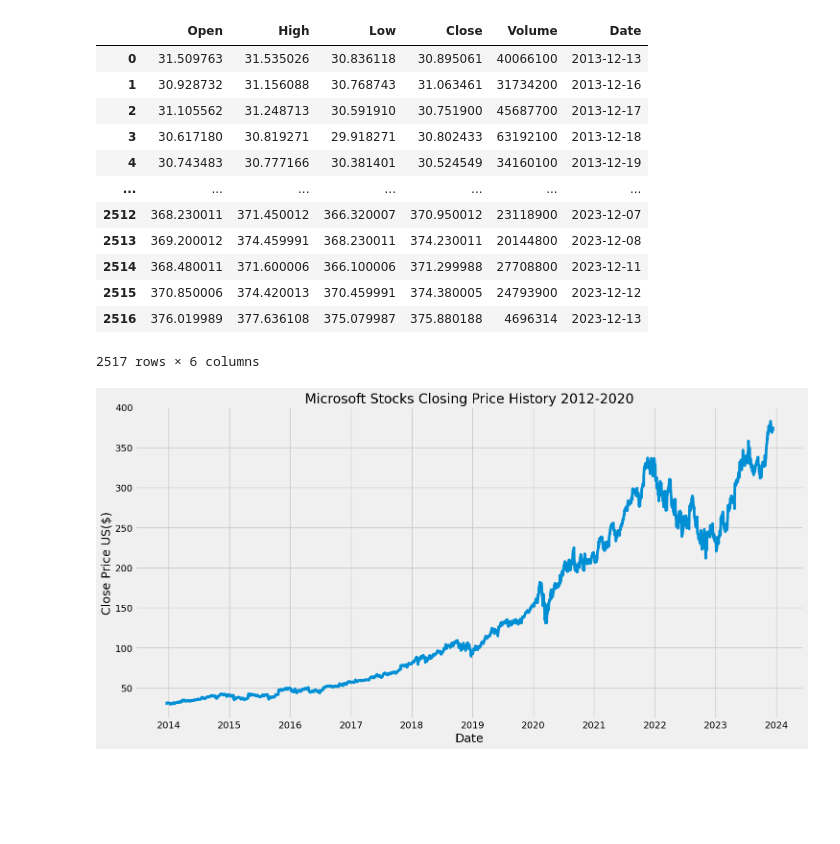
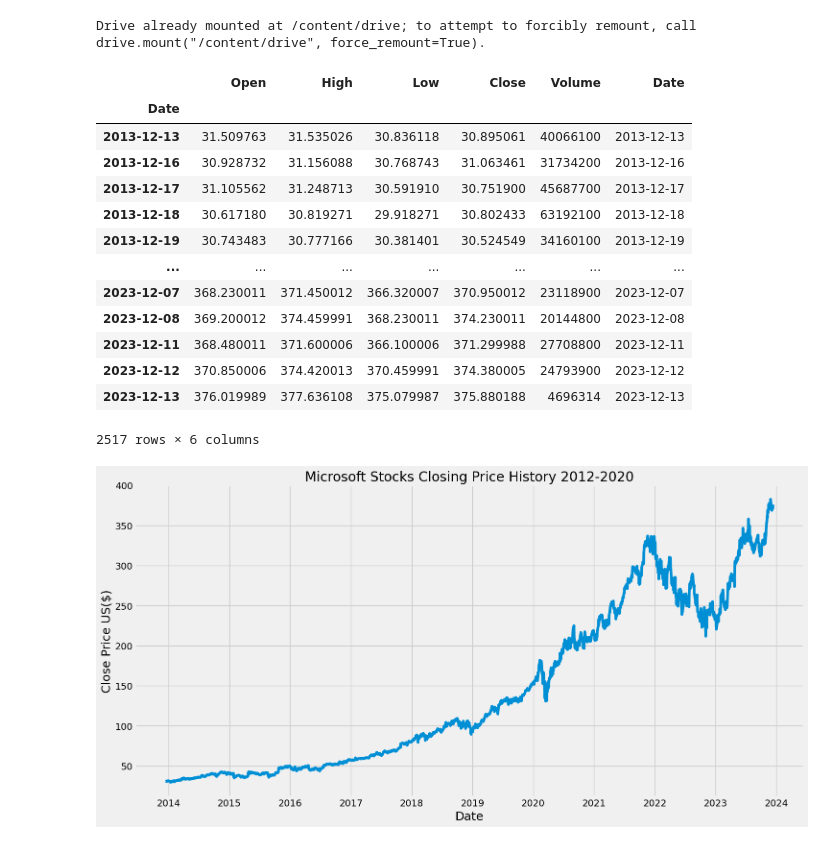
Before and after one commit to kh4n9373/STOCK-PRICE-PREDICTION, a Jupyter notebook: Machine Learning/KNN.ipynb, the cells around one changed output. Cells and saved outputs as stored; diff of their text form; code cells hidden in the pictures; blank space fills up the shorter version.

```diff
--- a/Machine Learning/KNN.ipynb
+++ b/Machine Learning/KNN.ipynb
@@ -10,22 +10,29 @@ plt.style.use('fivethirtyeight')
 
 %matplotlib inline
+# %%
+from google.colab import drive
+drive.mount('/content/drive')
+# %% [output]
+Drive already mounted at /content/drive; to attempt to forcibly remount, call drive.mount("/content/drive", force_remount=True).
 # %%
-df_Stock= pd.read_csv('../Data/MSFT_historical_data_yfinance.csv')
+df_Stock= pd.read_csv('/content/drive/MyDrive/Colab Notebooks/MSFT_historical_data_yfinance.csv')
 target= 'Close'
 df_Stock['Date'] = pd.to_datetime(df_Stock['Date'])
+df_Stock.index=df_Stock['Date']
 df_Stock
 # %% [output]
 |  | Open | High | Low | Close | Volume | Date |
-| 0 | 31.509763 | 31.535026 | 30.836118 | 30.895061 | 40066100 | 2013-12-13 |
-| 1 | 30.928732 | 31.156088 | 30.768743 | 31.063461 | 31734200 | 2013-12-16 |
-| 2 | 31.105562 | 31.248713 | 30.591910 | 30.751900 | 45687700 | 2013-12-17 |
-| 3 | 30.617180 | 30.819271 | 29.918271 | 30.802433 | 63192100 | 2013-12-18 |
-| 4 | 30.743483 | 30.777166 | 30.381401 | 30.524549 | 34160100 | 2013-12-19 |
+| Date |  |  |  |  |  |  |
+| 2013-12-13 | 31.509763 | 31.535026 | 30.836118 | 30.895061 | 40066100 | 2013-12-13 |
+| 2013-12-16 | 30.928732 | 31.156088 | 30.768743 | 31.063461 | 31734200 | 2013-12-16 |
+| 2013-12-17 | 31.105562 | 31.248713 | 30.591910 | 30.751900 | 45687700 | 2013-12-17 |
+| 2013-12-18 | 30.617180 | 30.819271 | 29.918271 | 30.802433 | 63192100 | 2013-12-18 |
+| 2013-12-19 | 30.743483 | 30.777166 | 30.381401 | 30.524549 | 34160100 | 2013-12-19 |
 | ... | ... | ... | ... | ... | ... | ... |
-| 2512 | 368.230011 | 371.450012 | 366.320007 | 370.950012 | 23118900 | 2023-12-07 |
-| 2513 | 369.200012 | 374.459991 | 368.230011 | 374.230011 | 20144800 | 2023-12-08 |
-| 2514 | 368.480011 | 371.600006 | 366.100006 | 371.299988 | 27708800 | 2023-12-11 |
-| 2515 | 370.850006 | 374.420013 | 370.459991 | 374.380005 | 24793900 | 2023-12-12 |
-| 2516 | 376.019989 | 377.636108 | 375.079987 | 375.880188 | 4696314 | 2023-12-13 |
+| 2023-12-07 | 368.230011 | 371.450012 | 366.320007 | 370.950012 | 23118900 | 2023-12-07 |
+| 2023-12-08 | 369.200012 | 374.459991 | 368.230011 | 374.230011 | 20144800 | 2023-12-08 |
+| 2023-12-11 | 368.480011 | 371.600006 | 366.100006 | 371.299988 | 27708800 | 2023-12-11 |
+| 2023-12-12 | 370.850006 | 374.420013 | 370.459991 | 374.380005 | 24793900 | 2023-12-12 |
+| 2023-12-13 | 376.019989 | 377.636108 | 375.079987 | 375.880188 | 4696314 | 2023-12-13 |
 2517 rows × 6 columns
 # %%
```
Also changed, not shown: parts of 10 cells of this notebook.
